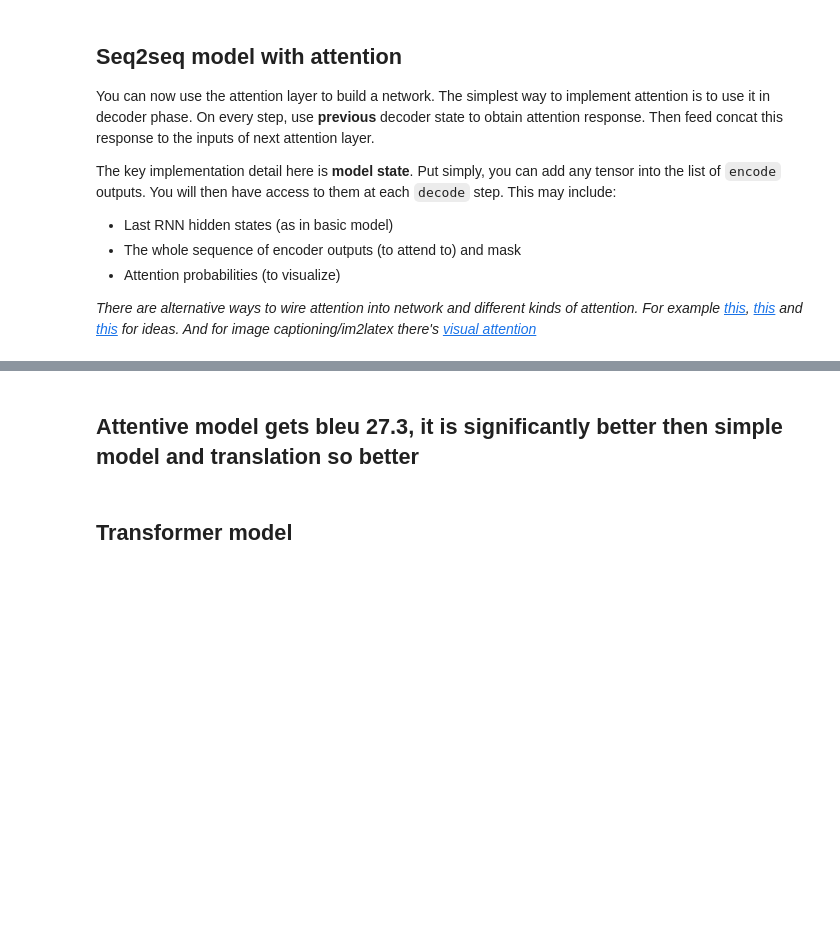
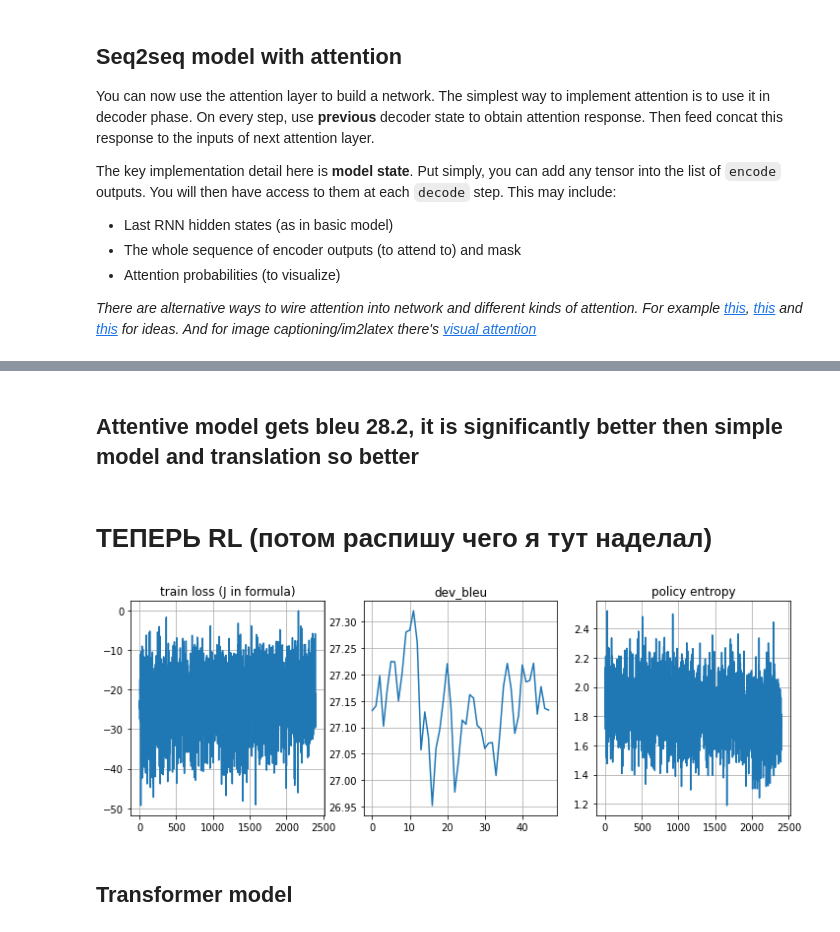
Before and after one commit to artemxx/NMT, a Jupyter notebook: main.ipynb, the cells around one changed output, grey strips where cells are left out. Cells and saved outputs as stored; diff of their text form; code cells hidden in the pictures; blank space fills up the shorter version.

```diff
--- a/main.ipynb
+++ b/main.ipynb
@@ -356,2 +350,4 @@ compute_bleu(attentive_model, dev_inp, dev_out, beam_size=2)
 # %% [markdown]
-## Attentive model gets bleu 27.3, it is significantly better then simple model and translation so better
+## Attentive model gets bleu 28.2, it is significantly better then simple model and translation so better
+# %% [markdown]
+# ТЕПЕРЬ RL (потом распишу чего я тут наделал)
@@ -358,3 +435,41 @@ compute_bleu(attentive_model, dev_inp, dev_out, beam_size=2)
+# %%
+loss_history, entropy_history, bleu_history = [], [], []
+opt = torch.optim.Adam(attentive_model.parameters(), lr=1e-5)
+
+for i in tqdm(range(100 * 1000)):
+    loss, ent = scst_objective_on_batch(attentive_model)
+
+    loss.backward()
+    opt.step()
+    opt.zero_grad()
+
+    loss_history.append(loss.item())
+    entropy_history.append(ent.item())
+
+    if (i + 1) % 50 == 0:
+        bleu_history.append(compute_bleu(attentive_model, dev_inp, dev_out))
+
+        clear_output(wait=True)
+        plt.figure(figsize=(12, 4))
+
+        plt.subplot(1, 3, 1)
+        plt.plot(loss_history)
+        plt.grid()
+        plt.title('train loss (J in formula)')
+
+        plt.subplot(1, 3, 2)
+        plt.plot(bleu_history)
+        plt.grid()
+        plt.title('dev_bleu')
+
+        plt.subplot(1, 3, 3)
+        plt.plot(entropy_history)
+        plt.grid()
+        plt.title('policy entropy')
+
+        plt.show()
+# %% [output]
+[figure, added]
 # %% [markdown]
 ## Transformer model
 # %%
```
Also changed, not shown: parts of 18 cells of this notebook.
